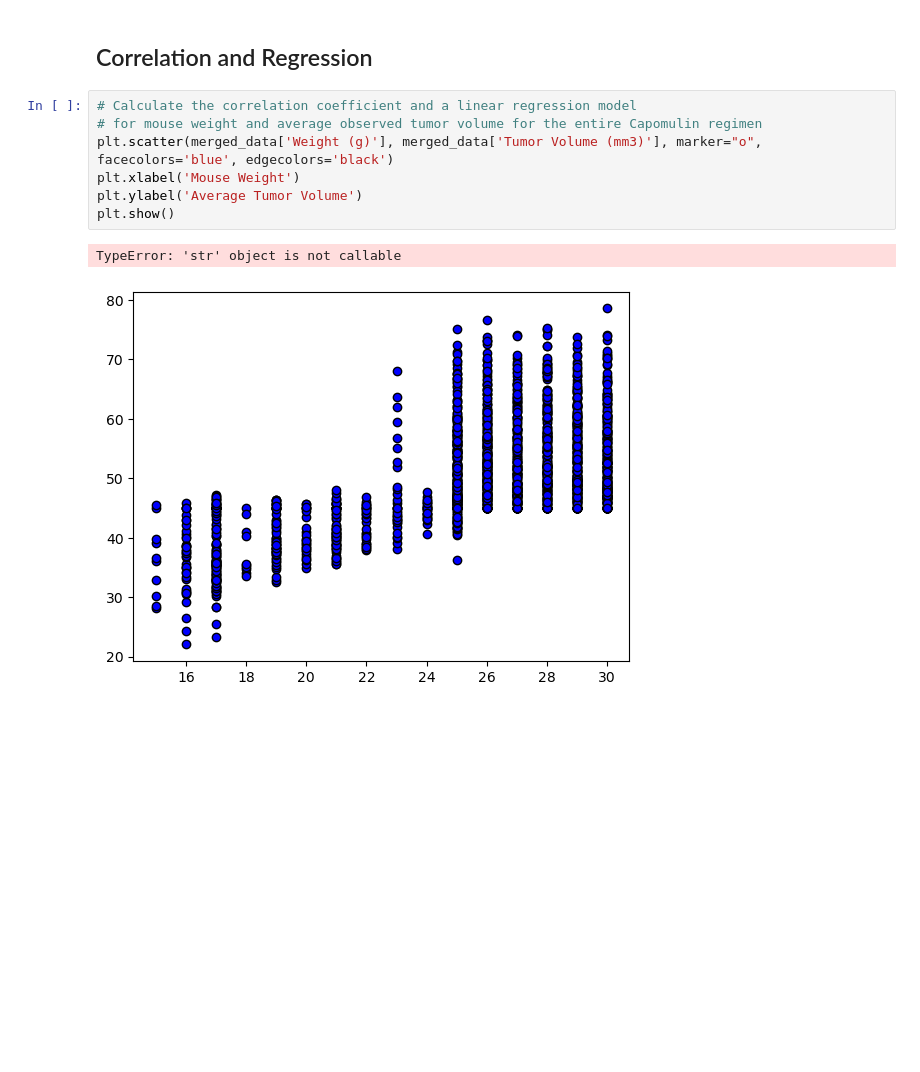
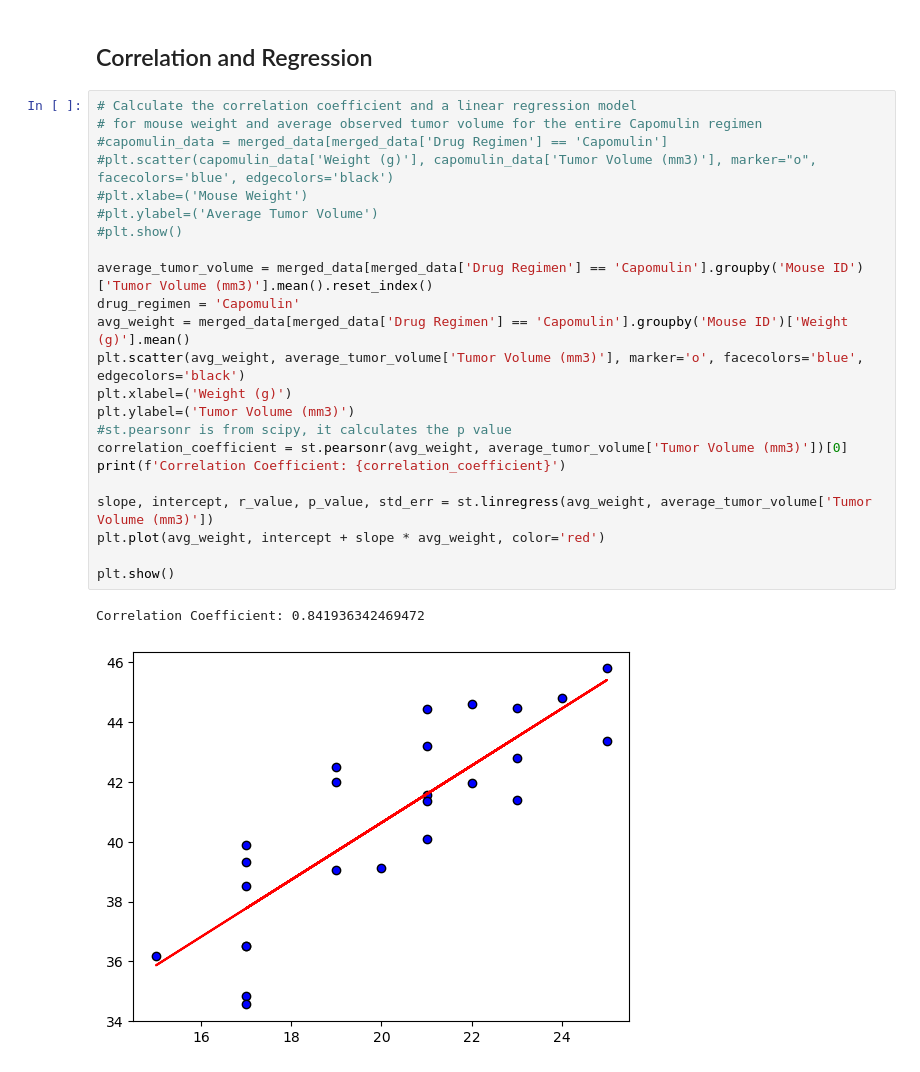
Before and after one commit to mbernstein421/data_visualizations, a Jupyter notebook: Pymaceuticals/pymaceuticals_starter.ipynb, the cells around one changed output. Saved outputs shown, nothing was run; the diff lists cells and outputs as text; blank space fills up the shorter version.

```diff
--- a/Pymaceuticals/pymaceuticals_starter.ipynb
+++ b/Pymaceuticals/pymaceuticals_starter.ipynb
@@ -278,10 +309,26 @@ TypeError: 'str' object is not callable
 # %%
 # Calculate the correlation coefficient and a linear regression model
 # for mouse weight and average observed tumor volume for the entire Capomulin regimen
-plt.scatter(merged_data['Weight (g)'], merged_data['Tumor Volume (mm3)'], marker="o", facecolors='blue', edgecolors='black')
-plt.xlabel('Mouse Weight')
-plt.ylabel('Average Tumor Volume')
+#capomulin_data = merged_data[merged_data['Drug Regimen'] == 'Capomulin']
+#plt.scatter(capomulin_data['Weight (g)'], capomulin_data['Tumor Volume (mm3)'], marker="o", facecolors='blue', edgecolors='black')
+#plt.xlabe=('Mouse Weight')
+#plt.ylabel=('Average Tumor Volume')
+#plt.show()
+
+average_tumor_volume = merged_data[merged_data['Drug Regimen'] == 'Capomulin'].groupby('Mouse ID')['Tumor Volume (mm3)'].mean().reset_index()
+drug_regimen = 'Capomulin'
+avg_weight = merged_data[merged_data['Drug Regimen'] == 'Capomulin'].groupby('Mouse ID')['Weight (g)'].mean()
+plt.scatter(avg_weight, average_tumor_volume['Tumor Volume (mm3)'], marker='o', facecolors='blue', edgecolors='black')
+plt.xlabel=('Weight (g)')
+plt.ylabel=('Tumor Volume (mm3)')
+#st.pearsonr is from scipy, it calculates the p value
+correlation_coefficient = st.pearsonr(avg_weight, average_tumor_volume['Tumor Volume (mm3)'])[0]
+print(f'Correlation Coefficient: {correlation_coefficient}')
+
+slope, intercept, r_value, p_value, std_err = st.linregress(avg_weight, average_tumor_volume['Tumor Volume (mm3)'])
+plt.plot(avg_weight, intercept + slope * avg_weight, color='red')
+
 plt.show()
 # %% [output]
-TypeError: 'str' object is not callable
+Correlation Coefficient: 0.841936342469472
-[figure, old version]
+[figure, new version]
```
Also changed, not shown: parts of 6 cells of this notebook.
